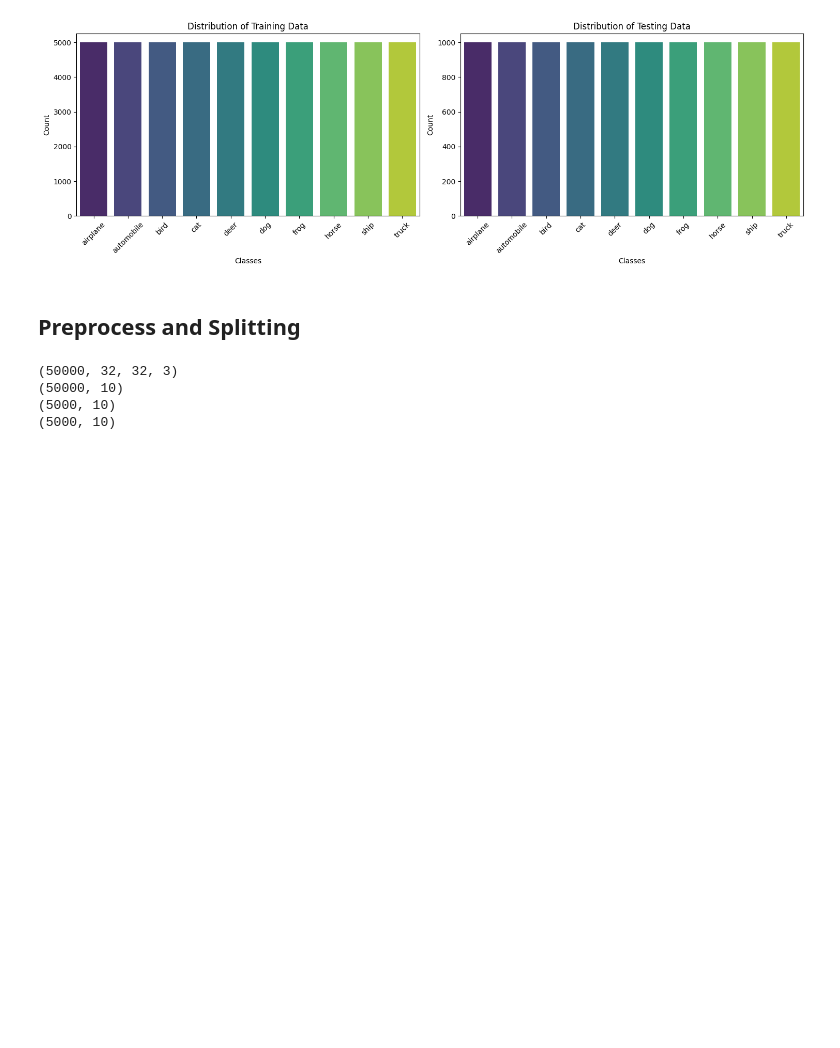
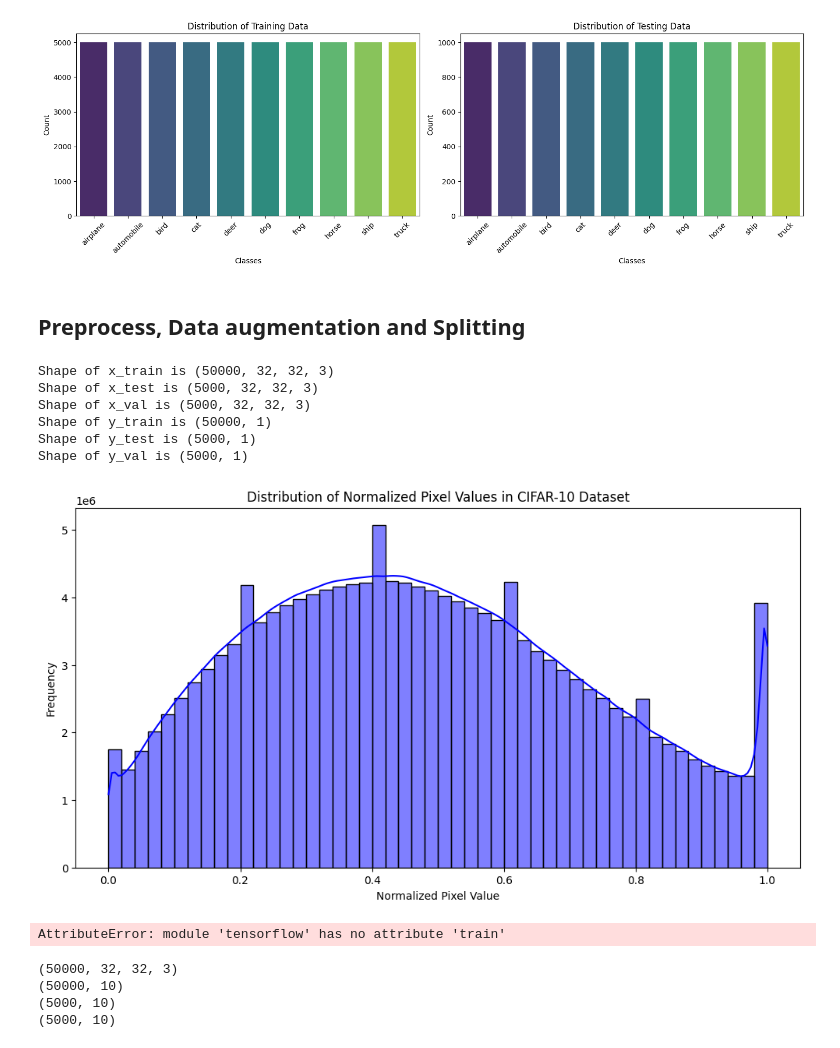
Before and after one commit to fekihatem11/CIFAR-10-CNN-FLASK-Deployment-main, a Jupyter notebook: CIFAR_10.ipynb, the cells around one changed output. Saved outputs shown, nothing was run; the diff lists cells and outputs as text; code cells hidden in the pictures; blank space fills up the shorter version.

```diff
--- a/CIFAR_10.ipynb
+++ b/CIFAR_10.ipynb
@@ -53,4 +103,4 @@ Passing `palette` without assigning `hue` is deprecated and will be removed in v
   sns.countplot(x=y_test, ax=axs[1], palette="viridis")
 [figure]
 # %% [markdown]
-## **Preprocess and Splitting**
+## **Preprocess, Data augmentation and Splitting**
@@ -72 +107,55 @@ x_test, x_val, y_test, y_val = train_test_split(x_test, y_test, test_size = 0.5,
+# %%
+data.setValidationData(split_size=0.5,)
+# %% [output]
+Shape of x_train is (50000, 32, 32, 3)
+Shape of x_test is (5000, 32, 32, 3)
+Shape of x_val is (5000, 32, 32, 3)
+Shape of y_train is (50000, 1)
+Shape of y_test is (5000, 1)
+Shape of y_val is (5000, 1)
+# %%
+
+dataPreprocessing= DataPreprocessing()
+dataPreprocessing.normalizeX_Data(data)
+
+x_train_flat_normalized = data.x_train.flatten()
+x_test_flat_normalized = data.x_test.flatten()
+x_val_flat_normalized = data.x_val.flatten()
+plt.figure(figsize=(12, 6))
+# Plot the distribution of normalized pixel values
+sns.histplot(x_train_flat_normalized, bins=50, color='blue', kde=True)
+plt.xlabel('Normalized Pixel Value')
+plt.ylabel('Frequency')
+plt.title('Distribution of Normalized Pixel Values in CIFAR-10 Dataset-X_train')
+plt.show()
+# %% [output]
+[figure, added]
+# %%
+# Flatten images and create DataFrames
+
+
+# Create DataFrames
+import pandas as pd
+
+import tensorflow_data_validation as tfdv
+
+
+train_df = pd.DataFrame(x_train_flat_normalized)
+train_df['label'] = data.y_train
+
+test_df = pd.DataFrame(x_test_flat_normalized)
+test_df['label'] = data.y_test
+
+val_df = pd.DataFrame(x_val_flat_normalized)
+val_df['label'] = data.y_val
+
+import tensorflow_data_validation as tfdv
+
+# Generate statistics for the training data
+train_stats = tfdv.generate_statistics_from_dataframe(train_df)
+
+# Visualize the statistics
+tfdv.visualize_statistics(train_stats)
+# %% [output]
+AttributeError: module 'tensorflow' has no attribute 'train'
 # %%
```
Also changed, not shown: parts of 7 cells of this notebook, 7 other files.
